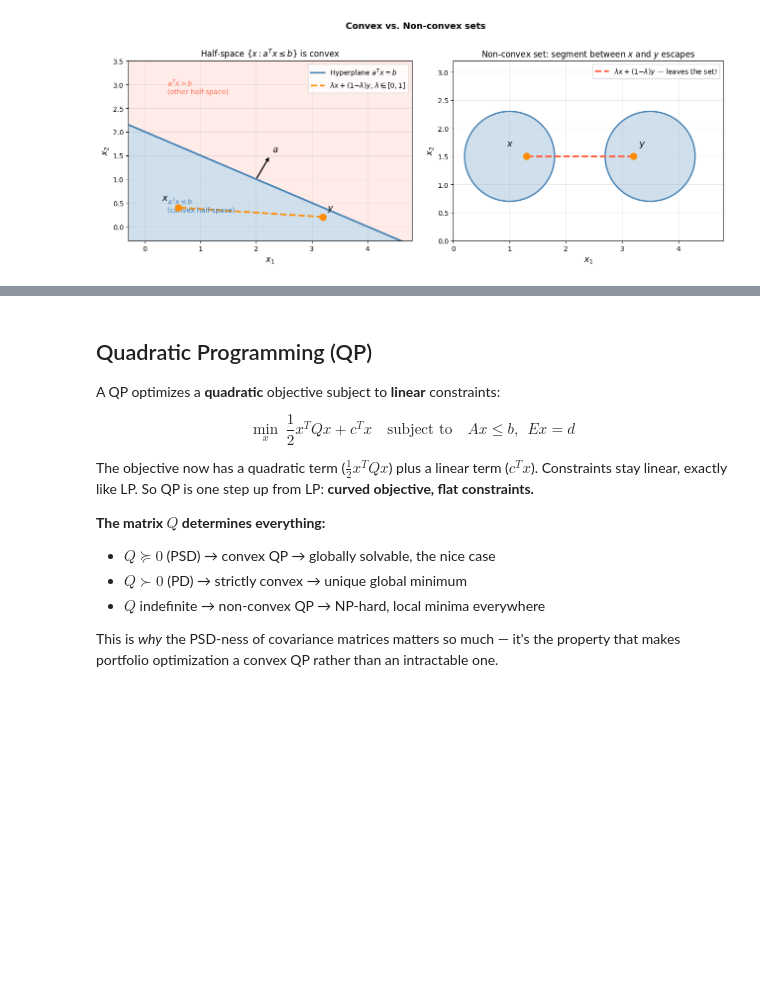
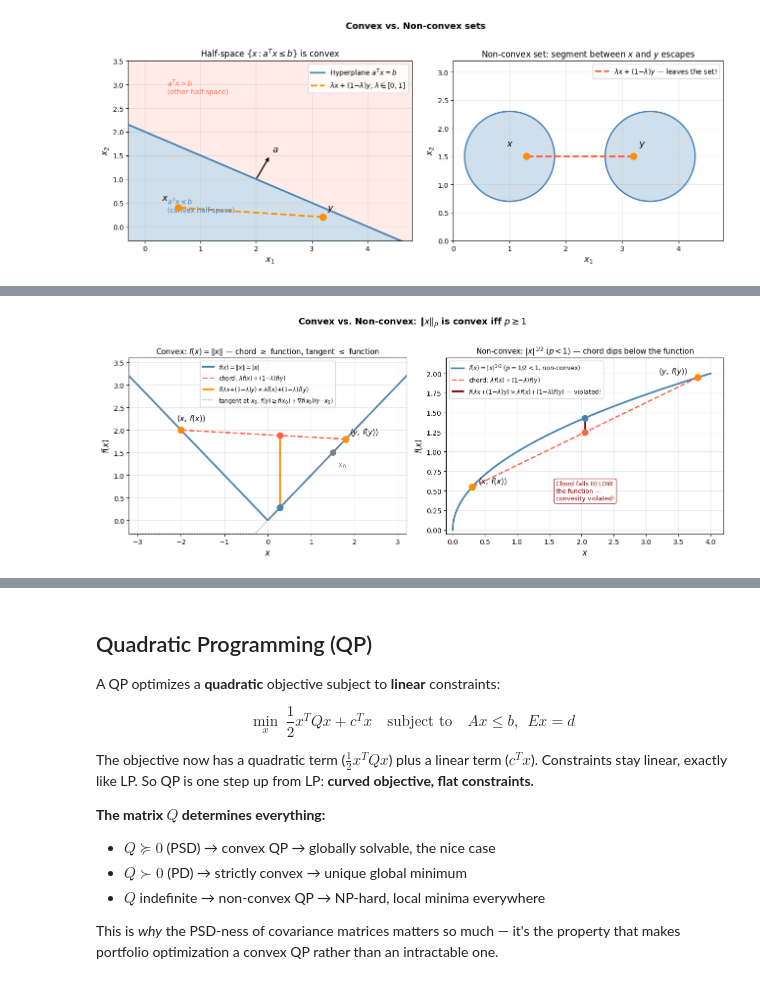
Before and after one commit to springmarathon/portfolio_construction, a Jupyter notebook: 1_markowitz_optimization/1.3_mean_variance.ipynb, the cells around one changed output, grey strips where cells are left out. Cells and saved outputs as stored; diff of their text form; code cells hidden in the pictures; blank space fills up the shorter version.

Commit message:
Add convex function definition

```diff
--- a/1_markowitz_optimization/1.3_mean_variance.ipynb
+++ b/1_markowitz_optimization/1.3_mean_variance.ipynb
@@ -122,0 +129,89 @@ By choosing $\lambda$ small enough, $\lambda y + (1-\lambda)x^*$ is arbitrarily
+# %%
+fig, axes = plt.subplots(1, 2, figsize=(13, 5))
+
+# ── Left panel: f(x) = |x|  (p ≥ 1 norm in ℝ¹, convex) ──────────────────────
+ax = axes[0]
+x = np.linspace(-3.2, 3.2, 500)
+ax.plot(x, np.abs(x), color="steelblue", lw=2.5, label=r"$f(x) = \|x\| = |x|$")
+
+# Two points and chord
+xa, ya = -2.0, 1.8
+fxa, fya = abs(xa), abs(ya)
+lam = np.linspace(0, 1, 300)
+cx = lam * xa + (1 - lam) * ya
+cf = lam * fxa + (1 - lam) * fya          # λf(x) + (1−λ)f(y)
+ax.plot(cx, cf, "--", color="tomato", lw=2,
+        label=r"chord: $\lambda f(x) + (1{-}\lambda)f(y)$")
+
+# Demonstrate inequality at λ = 0.4
+ld = 0.4
+xd = ld * xa + (1 - ld) * ya
+f_chord = ld * fxa + (1 - ld) * fya
+f_func  = abs(xd)
+ax.vlines(xd, f_func, f_chord, color="darkorange", lw=2.5, zorder=5,
+          label=r"$f(\lambda x{+}(1{-}\lambda)y) \leq \lambda f(x){+}(1{-}\lambda)f(y)$")
+ax.scatter([xd], [f_chord], s=80, color="tomato", zorder=6)
+ax.scatter([xd], [f_func],  s=80, color="steelblue", zorder=6)
+ax.scatter([xa, ya], [fxa, fya], s=90, color="darkorange", zorder=6)
+ax.annotate(r"$(x,\,f(x))$", (xa, fxa), xytext=(xa - 0.1, fxa + 0.22), fontsize=11)
+ax.annotate(r"$(y,\,f(y))$", (ya, fya), xytext=(ya + 0.1, fya + 0.10), fontsize=11)
+
+# First-order condition: subgradient at x₀ > 0, tangent line lies below
+x0, f0, g0 = 1.5, 1.5, 1.0               # ∇|x| = sign(x) = 1 at x₀ = 1.5
+ax.plot(x, np.clip(f0 + g0 * (x - x0), -0.3, 4.5),
+        ":", color="gray", lw=1.5,
+        label=r"tangent at $x_0$: $f(y) \geq f(x_0) + \nabla f(x_0)(y{-}x_0)$")
+ax.scatter([x0], [f0], s=70, color="gray", zorder=6)
+ax.annotate(r"$x_0$", (x0, f0), xytext=(x0 + 0.12, f0 - 0.32), fontsize=11, color="gray")
+
+ax.set_xlim(-3.2, 3.2); ax.set_ylim(-0.3, 3.6)
+ax.set_xlabel("$x$", fontsize=12); ax.set_ylabel("$f(x)$", fontsize=12)
+ax.set_title(r"Convex: $f(x) = \|x\|$ — chord $\geq$ function, tangent $\leq$ function",
+             fontsize=11)
+ax.legend(fontsize=8.5, loc="upper center"); ax.grid(True, alpha=0.3)
+
+# ── Right panel: f(x) = |x|^{1/2}  (p = 1/2 < 1, quasi-norm, not convex) ────
+ax = axes[1]
+xr = np.linspace(0, 4, 500)
+ax.plot(xr, xr ** 0.5, color="steelblue", lw=2.5,
+        label=r"$f(x) = |x|^{1/2}$ ($p = 1/2 < 1$, non-convex)")
+
+# Two points on the positive half
+xb, yb = 0.3, 3.8
+fxb, fyb = xb ** 0.5, yb ** 0.5
+lam2 = np.linspace(0, 1, 300)
+cx2 = lam2 * xb + (1 - lam2) * yb
+cf2 = lam2 * fxb + (1 - lam2) * fyb
+ax.plot(cx2, cf2, "--", color="tomato", lw=2,
+        label=r"chord: $\lambda f(x) + (1{-}\lambda)f(y)$")
+
+# Midpoint (λ = 0.5): f(midpoint) > chord — convexity violated
+ld2      = 0.5
+xd2      = ld2 * xb + (1 - ld2) * yb       # 2.05
+f_chord2 = ld2 * fxb + (1 - ld2) * fyb     # ≈ 1.25
+f_func2  = xd2 ** 0.5                       # ≈ 1.43  >  chord
+ax.vlines(xd2, f_chord2, f_func2, color="darkred", lw=2.5, zorder=5,
+          label=r"$f(\lambda x{+}(1{-}\lambda)y) > \lambda f(x){+}(1{-}\lambda)f(y)$ — violated!")
+ax.scatter([xd2], [f_chord2], s=80, color="tomato", zorder=6)
+ax.scatter([xd2], [f_func2],  s=80, color="steelblue", zorder=6)
+ax.scatter([xb, yb], [fxb, fyb], s=90, color="darkorange", zorder=6)
+ax.annotate(r"$(x,\,f(x))$", (xb, fxb), xytext=(xb + 0.1, fxb + 0.05), fontsize=11)
+ax.annotate(r"$(y,\,f(y))$", (yb, fyb), xytext=(yb - 0.6, fyb + 0.05), fontsize=11)
+
+ax.text(1.6, 0.38,
+        "Chord falls BELOW\nthe function —\nconvexity violated!",
+        fontsize=9, color="darkred",
+        bbox=dict(boxstyle="round", fc="white", ec="darkred", alpha=0.85))
+
+ax.set_xlim(-0.1, 4.2); ax.set_ylim(-0.05, 2.2)
+ax.set_xlabel("$x$", fontsize=12); ax.set_ylabel("$f(x)$", fontsize=12)
+ax.set_title(r"Non-convex: $|x|^{1/2}$ ($p < 1$) — chord dips below the function",
+             fontsize=11)
+ax.legend(fontsize=9, loc="upper left"); ax.grid(True, alpha=0.3)
+
+plt.suptitle(r"Convex vs. Non-convex: $\|x\|_p$ is convex iff $p \geq 1$",
+             fontsize=13, fontweight="bold", y=1.01)
+plt.tight_layout()
+plt.show()
+# %% [output]
+[figure, added]
```
Also changed, not shown: parts of 2 cells of this notebook, 1 other file.
